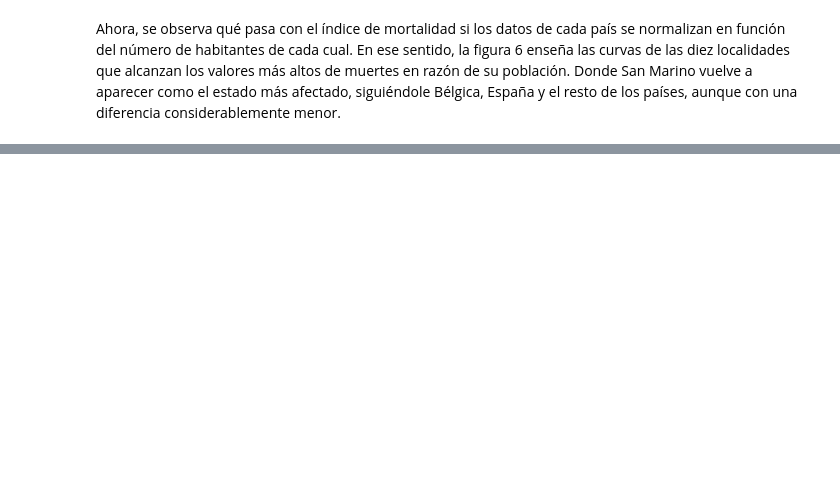
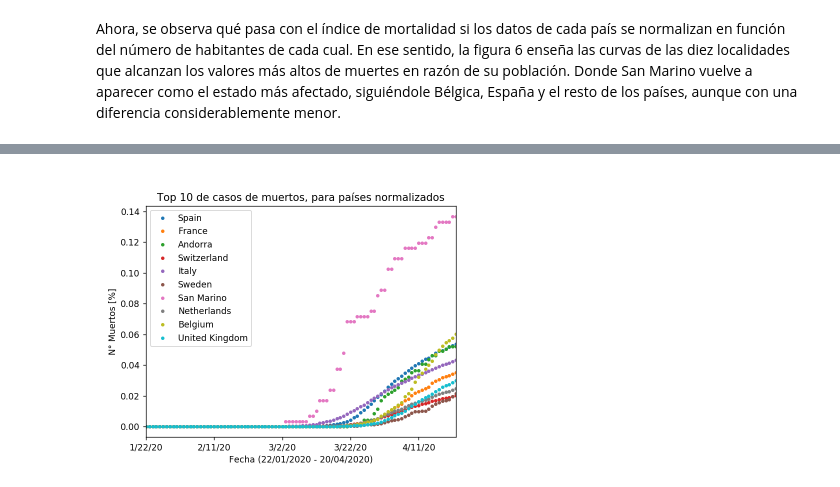
Before and after one commit to tmnvrd/proyecto_mineria, a Jupyter notebook: Hito1/Informe/Hito1.ipynb, the cells around one changed output, grey strips where cells are left out. Cells and saved outputs as stored; diff of their text form; code cells hidden in the pictures; blank space fills up the shorter version.

```diff
--- a/Hito1/Informe/Hito1.ipynb
+++ b/Hito1/Informe/Hito1.ipynb
@@ -82,0 +101,4 @@ Ahora, se observa qué pasa con el índice de mortalidad si los datos de cada pa
+# %%
+Image(filename = "Imagenes/top10muertes_n.png", width=400, height=500)
+# %% [output]
+[figure, added]
```
Also changed, not shown: parts of 5 cells of this notebook, 2 other files.
